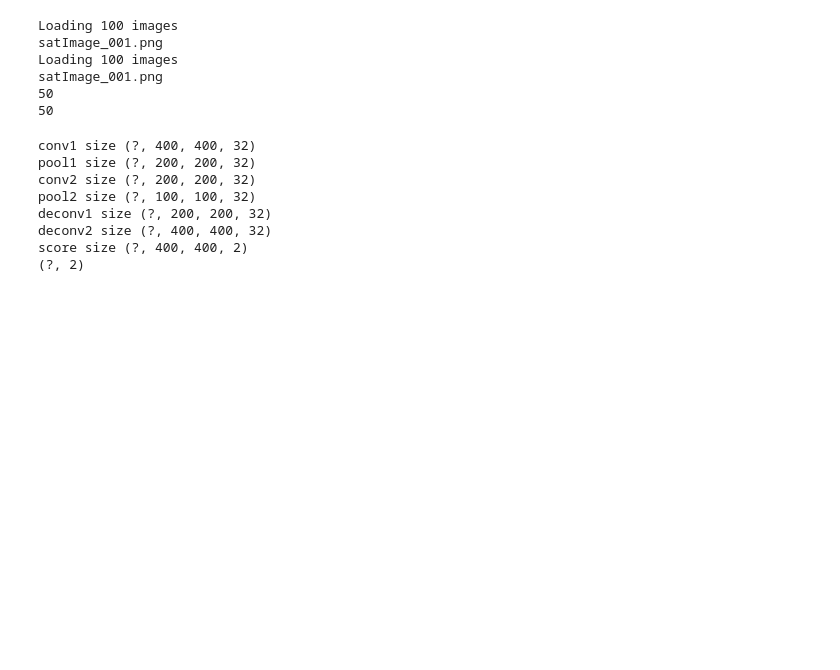
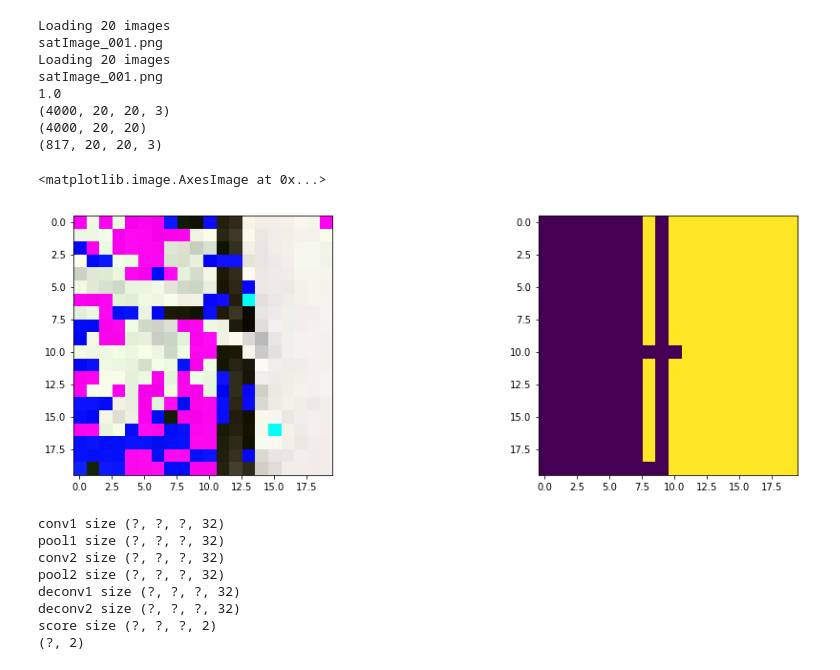
Before and after one commit to MLElec/ML_course, a Jupyter notebook: projects/project2/project_road_segmentation/FCN_from_scratch.ipynb, the cells around one changed output. Saved outputs shown, nothing was run; the diff lists cells and outputs as text; code cells hidden in the pictures; blank space fills up the shorter version.

```diff
--- a/projects/project2/project_road_segmentation/FCN_from_scratch.ipynb
+++ b/projects/project2/project_road_segmentation/FCN_from_scratch.ipynb
@@ -95,8 +158,8 @@ root_dir = "training/"
 
 image_dir = root_dir + "images/"
 files = os.listdir(image_dir)
-#n = min(20, len(files)) # Load maximum 20 images
-n = len(files)
+n = min(20, len(files)) # Load maximum 20 images
+#n = len(files)
 print("Loading " + str(n) + " images")
 imgs = [load_image(image_dir + files[i]) for i in range(n)]
 print(files[0])
@@ -106,8 +169,9 @@ print("Loading " + str(n) + " images")
 gt_imgs = [load_image(gt_dir + files[i]) for i in range(n)]
 print(files[0])
 
-n = int(len(files)*0.5)
-#n=10 # Only use 10 images for training
+#n = int(len(files)*0.5)
+n=10 # Only use 10 images for training
+print(np.max(imgs))
 np_imgs = normalize_data(np.asarray(imgs))
 train_imgs = np_imgs[:n]
 val_imgs = np_imgs[n:]
@@ -116,15 +180,39 @@ train_gt = np_gt[:n]
 val_gt = np_gt[n:]
 train_size = train_gt.shape[0]
 val_size = val_gt.shape[0]
-print(train_size)
-print(val_size)
+
+patch_size= 20
+
+patch_tr, lab_tr,_ = get_patches_all(train_imgs, train_gt, patch_size)
+patch_val, lab_val,_ = get_patches_all(val_imgs, val_gt, patch_size)
+
+print(patch_tr.shape)
+print(lab_tr.shape)
+
+useful_patches_tr, useful_lab_tr = get_useful_patches(patch_tr, lab_tr, 0.3)
+useful_patches_val, useful_lab_val = get_useful_patches(patch_val, lab_val, 0.3)
+useful_lab_tr = useful_lab_tr.astype(int)
+useful_lab_val = useful_lab_val.astype(int)
+
+print(useful_patches_val.shape)
 # %% [output]
-Loading 100 images
+Loading 20 images
 satImage_001.png
-Loading 100 images
+Loading 20 images
 satImage_001.png
-50
-50
+1.0
+(4000, 20, 20, 3)
+(4000, 20, 20)
+(817, 20, 20, 3)
+# %%
+plt.figure(figsize=(16,5))
+plt.subplot(1,2,1)
+plt.imshow(useful_patches_tr[1])
+plt.subplot(1,2,2)
+plt.imshow(useful_lab_tr[1])
+# %% [output]
+<matplotlib.image.AxesImage at 0x...>
+[figure, added]
 # %%
 def weighted_pixelwise_crossentropy(y_true, y_pred, class_weights):
     """computes pixelwise crossentropy"""
@@ -132,17 +220,18 @@ def weighted_pixelwise_crossentropy(y_true, y_pred, class_weights):
     loss = - tf.reduce_mean(tf.multiply(y_true * tf.log(temp), class_weights))
     return loss
 # %%
-learning_rate = 1e-2
-reg = 1e-3
+learning_rate = 1e-5
+reg = 1e-5
 n_filters = 32
 kernel_size = 3
 
-tf_data = tf.placeholder(tf.float32,[None, 400,400,3])
+#tf_data = tf.placeholder(tf.float32,[None, 400,400,3])
+tf_data = tf.placeholder(tf.float32,[None, None, None, 3])
 tf_labels = tf.placeholder(tf.int32,[None,2])
 keep_prob = tf.placeholder(tf.float32)
 regularizer = tf.contrib.layers.l2_regularizer(scale=reg)
 
-class_weights = tf.constant([[1.0,10.0]])
+class_weights = tf.constant([[8.0,1.0]])
 weights = tf.reduce_sum(class_weights * tf.cast(tf_labels, tf.float32), axis=1)
 
 conv1 = tf.layers.conv2d(inputs=tf_data, filters=n_filters, kernel_size=kernel_size, kernel_regularizer=regularizer, activation=tf.nn.relu, padding='SAME')
@@ -184,17 +273,18 @@ train_step = tf.train.AdamOptimizer(learning_rate).minimize(loss)
 
 preds = tf.argmax(logits,axis=1,output_type=tf.int32)
 print(logits.shape)
-preds= tf.argmax(tf.reshape(tf.nn.softmax(logits), (-1,400,400,2)), axis=3)
+#preds= tf.argmax(tf.reshape(tf.nn.softmax(logits), (-1,400,400,2)), axis=3)
 
-accuracy = tf.reduce_mean(tf.cast(tf.equal(tf.cast(tf.reshape(preds, [-1]), tf.int32), tf.argmax(tf_labels,axis=1, output_type=tf.int32)), tf.float32))
+accuracy = tf.reduce_mean(tf.cast(tf.equal(tf.cast(preds, tf.int32), tf.argmax(tf_labels, axis=1, output_type=tf.int32)), tf.float32))
+#accuracy = tf.reduce_mean(tf.cast(tf.equal(tf.cast(tf.reshape(preds, [-1]), tf.int32), tf.argmax(tf_labels,axis=1, output_type=tf.int32)), tf.float32))
 # %% [output]
-conv1 size (?, 400, 400, 32)
-pool1 size (?, 200, 200, 32)
-conv2 size (?, 200, 200, 32)
-pool2 size (?, 100, 100, 32)
-deconv1 size (?, 200, 200, 32)
-deconv2 size (?, 400, 400, 32)
-score size (?, 400, 400, 2)
+conv1 size (?, ?, ?, 32)
+pool1 size (?, ?, ?, 32)
+conv2 size (?, ?, ?, 32)
+pool2 size (?, ?, ?, 32)
+deconv1 size (?, ?, ?, 32)
+deconv2 size (?, ?, ?, 32)
+score size (?, ?, ?, 2)
 (?, 2)
 # %%
 ##Model inference
```
Also changed, not shown: parts of 5 cells of this notebook.
